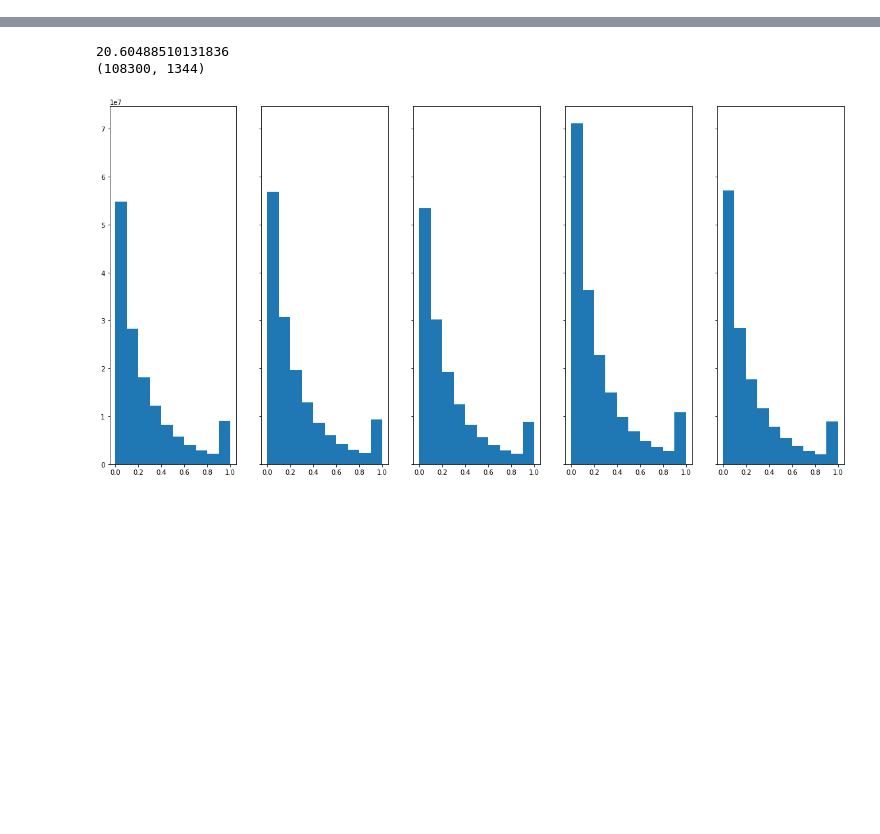
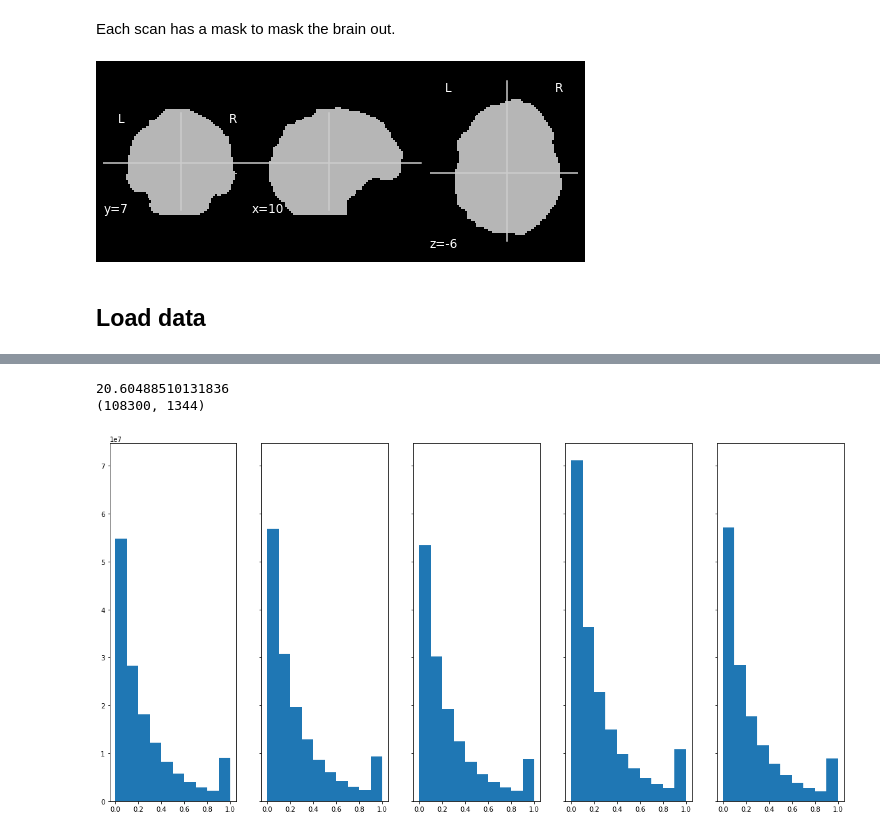
Before and after one commit to GewoonMaarten/spherical-dmri-conv, a Jupyter notebook: notebooks/data_preprocessing.ipynb, the cells around one changed output, grey strips where cells are left out. Drawn from its saved outputs; the diff is of its cells as text; code cells hidden in the pictures; blank space fills up the shorter version.

```diff
--- a/notebooks/data_preprocessing.ipynb
+++ b/notebooks/data_preprocessing.ipynb
@@ -149,0 +33,8 @@ fig.show()
+# %% [markdown]
+Each scan has a mask to mask the brain out.
+# %%
+plotting.plot_anat(str(Path(root_dir, "cdmri0011", msk_file)));
+# %% [output]
+[figure, added]
+# %% [markdown]
+## Load data
```
Also changed, not shown: parts of 82 cells of this notebook.
